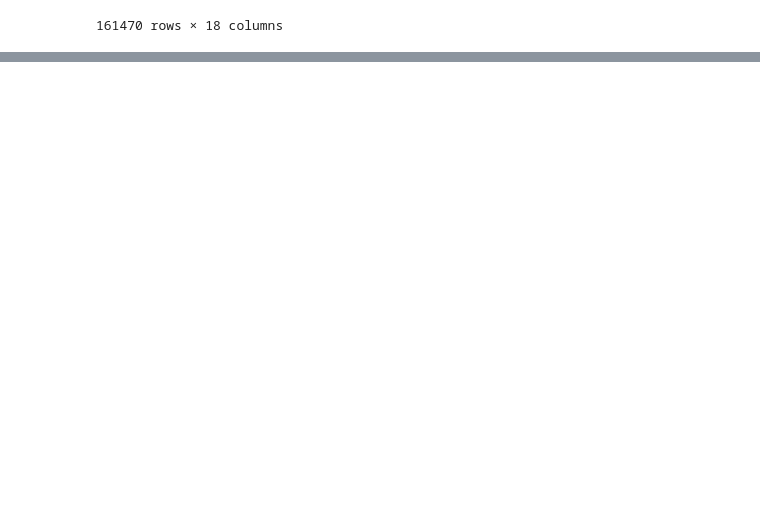
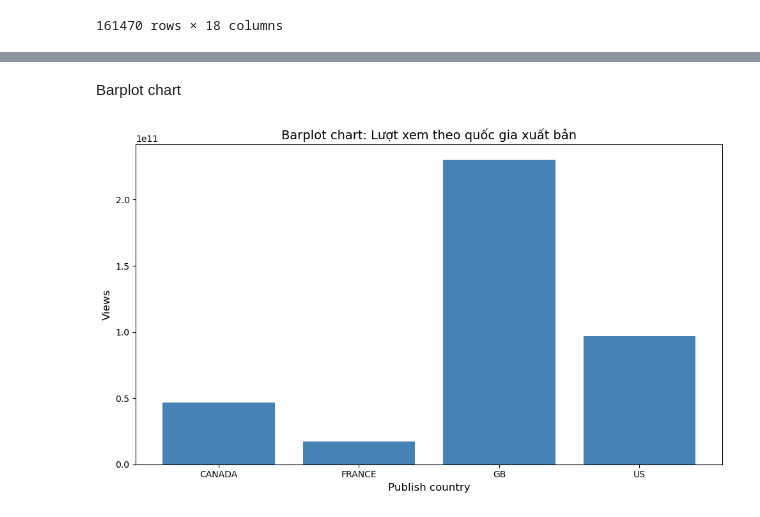
Before and after one commit to Biuuu2309/Data-Analysis-Basic-Method, a Jupyter notebook: Python Project With Jupyter.ipynb, the cells around one changed output, grey strips where cells are left out. Cells and saved outputs as stored; diff of their text form; code cells hidden in the pictures; blank space fills up the shorter version.

```diff
--- a/Python Project With Jupyter.ipynb
+++ b/Python Project With Jupyter.ipynb
@@ -1126,0 +1146,14 @@ YT_Tablee
+# %% [markdown]
+Barplot chart
+# %%
+df_grouped = DF.groupby('publish_country', as_index=False)['views'].sum()
+
+plt.figure(figsize=(10, 6))
+plt.bar(df_grouped['publish_country'], df_grouped['views'], color='steelblue')
+plt.title("Barplot chart: Lượt xem theo quốc gia xuất bản", fontsize=14)
+plt.xlabel("Publish country", fontsize=12)
+plt.ylabel("Views", fontsize=12)
+plt.tight_layout()
+plt.show()
+# %% [output]
+[figure, added]
```
Also changed, not shown: parts of 20 cells of this notebook.
